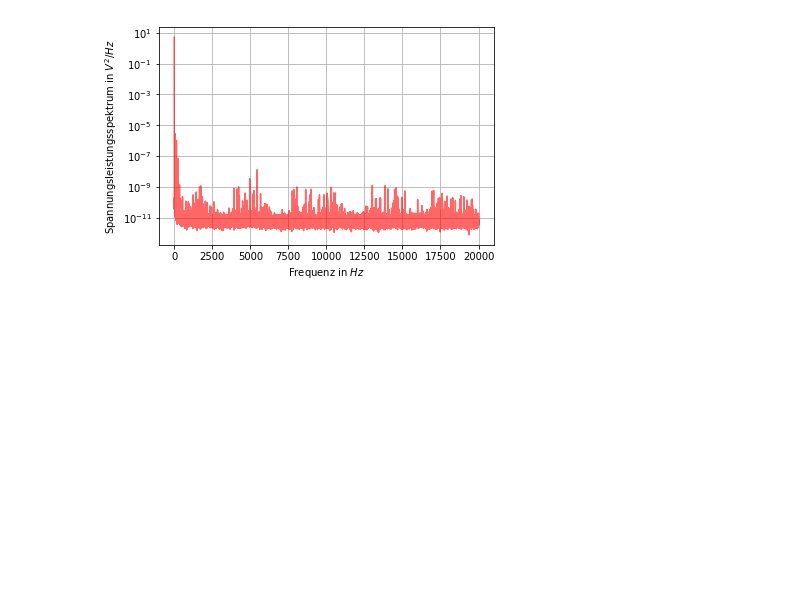
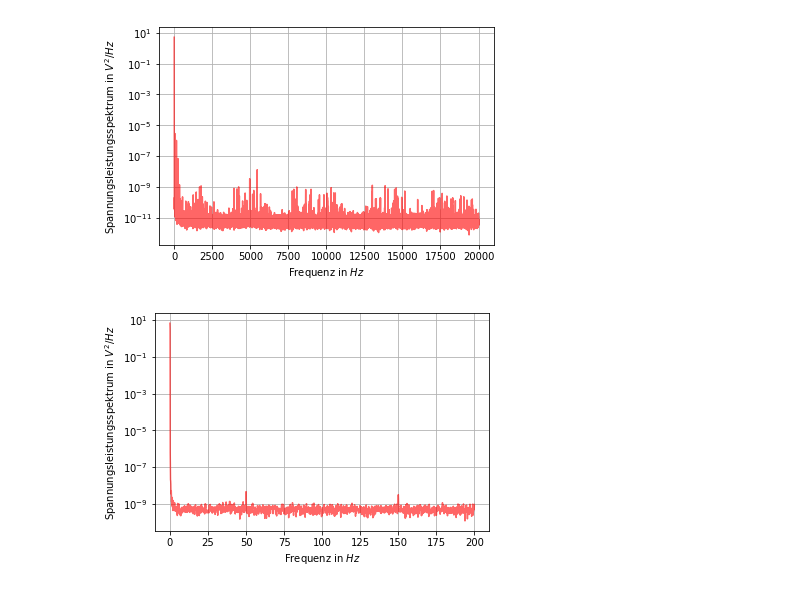
Before and after one commit to Acintya/sensorII_v6, a Jupyter notebook: AMR/AMR_Rauschspektrum.ipynb, the cells around one changed output. Saved outputs shown, nothing was run; the diff lists cells and outputs as text; code cells hidden in the pictures; blank space fills up the shorter version.

Commit message:
added spektrum analisis for AMR electronic

```diff
--- a/AMR/AMR_Rauschspektrum.ipynb
+++ b/AMR/AMR_Rauschspektrum.ipynb
@@ -47,3 +47,19 @@ plt.savefig('output/AMR_Rauschspektrum_20kHz_ausserhalb_Tonne.eps', format='eps'
 plt.show()
 # %% [output]
 [figure]
+# %%
+# load the data of the spektrum elektronic
+ElektronikRauschspektrum200 = np.loadtxt('data/Leistungsspektrum_Elektronik_bis200Hz.lvm')
+ElektronikRauschspektrum20000 = np.loadtxt('data/Leistungsspektrum_Elektronik_bis20000Hz.lvm')
+# %%
+plt.figure()
+plt.grid()
+
+plt.semilogy(ElektronikRauschspektrum200[:,0], ElektronikRauschspektrum200[:,1], color='r', alpha=0.6)
+
+plt.xlabel('Frequenz in $\it{Hz}$')
+plt.ylabel('Spannungsleistungsspektrum in $\it{V^{2}/Hz}$')
+plt.savefig('output/Elektronik_Rauschspektrum_200Hz.eps', format='eps', dpi=100)
+plt.show()
+# %% [output]
+[figure, added]
```
Also changed, not shown: parts of 1 cell of this notebook, 4 other files.
